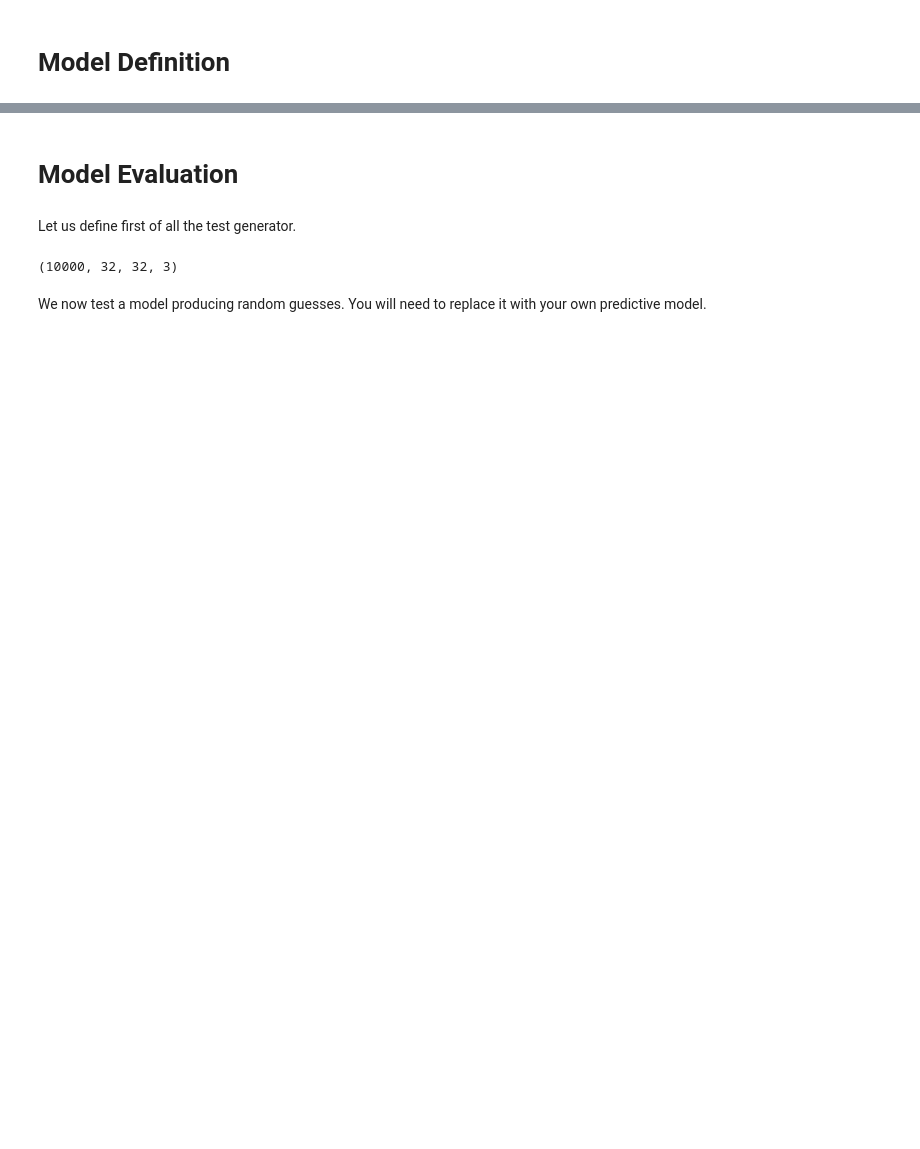
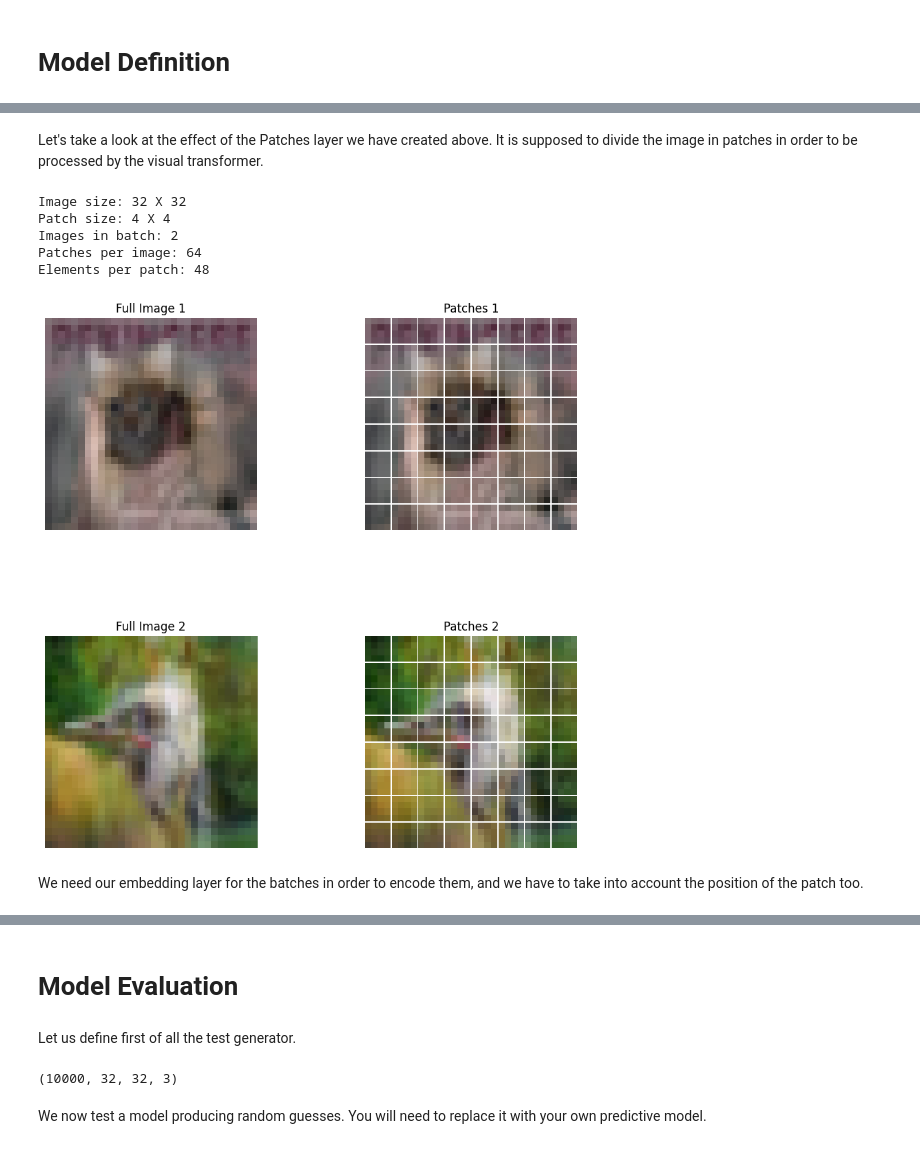
Before and after one commit to kor80/CIFAR-10-Separation, a Jupyter notebook: cifar_10_separation_eng.ipynb, the cells around one changed output, grey strips where cells are left out. Cells and saved outputs as stored; diff of their text form; code cells hidden in the pictures; blank space fills up the shorter version.

```diff
--- a/cifar_10_separation_eng.ipynb
+++ b/cifar_10_separation_eng.ipynb
@@ -207,3 +193,65 @@ Elements per patch: 48
+# %% [markdown]
+Let's take a look at the effect of the Patches layer we have created above. It is supposed to divide the image in patches in order to be processed by the visual transformer.
+# %%
+from mpl_toolkits.axes_grid1.inset_locator import inset_axes
+
+patch_size = 4
+
+x1, _ = next(datagen)
+x2, _ = next(datagen)
+images = np.concatenate((x1, x2), axis=0)
+
+patches = Patches(patch_size)(images)
+imgs_in_batch = patches.shape[0]
+
+print(f"Image size: {img_dim} X {img_dim}")
+print(f"Patch size: {patch_size} X {patch_size}")
+print(f"Images in batch: {imgs_in_batch}")
+print(f"Patches per image: {patches.shape[1]}")
+print(f"Elements per patch: {patches.shape[-1]}")
+
+n = int(np.sqrt(patches.shape[1]))
+
+# Create a figure with GridSpec
+fig = plt.figure(figsize=(10, 10))
+gs = fig.add_gridspec(imgs_in_batch, 2, hspace=0.5, wspace=0.5)
+
+for img_idx in range(imgs_in_batch):
+    # Full image
+    ax_full = fig.add_subplot(gs[img_idx, 0])
+    ax_full.imshow(images[img_idx])
+    ax_full.set_title(f"Full Image {img_idx + 1}")
+    ax_full.axis("off")
+
+    # Patches
+    spacing = 0.2
+    ax_patches = fig.add_subplot(gs[img_idx, 1])
+    ax_patches.set_xlim(0, n * (patch_size + spacing) - spacing)
+    ax_patches.set_ylim(n * (patch_size + spacing) - spacing, 0)
+    ax_patches.axis("off")
+    ax_patches.set_title(f"Patches {img_idx + 1}")
+
+    for i, patch in enumerate(patches[img_idx]):
+        row, col = divmod(i, n)
+        patch_img = ops.reshape(patch, (patch_size, patch_size, 3))
+
+        # Calculate position with spacing
+        left = col * (patch_size + spacing)
+        right = left + patch_size
+        top = row * (patch_size + spacing)
+        bottom = top + patch_size
+
+        # Plot each patch with spacing
+        ax_patches.imshow(patch_img, extent=[left, right, bottom, top])
+# %% [output]
+Image size: 32 X 32
+Patch size: 4 X 4
+Images in batch: 2
+Patches per image: 64
+Elements per patch: 48
+[figure, added]
+# %% [markdown]
+We need our embedding layer for the batches in order to encode them, and we have to take into account the position of the patch too.
 # %%
 class PatchEncoder(layers.Layer):
     def __init__(self, num_patches, projection_dim):
```
Also changed, not shown: parts of 46 cells of this notebook.
